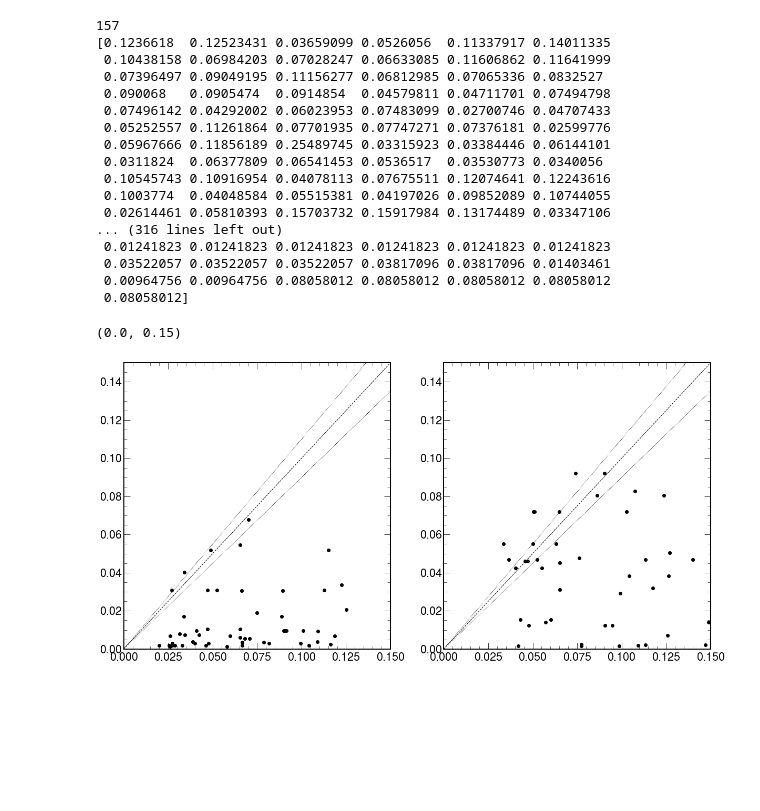
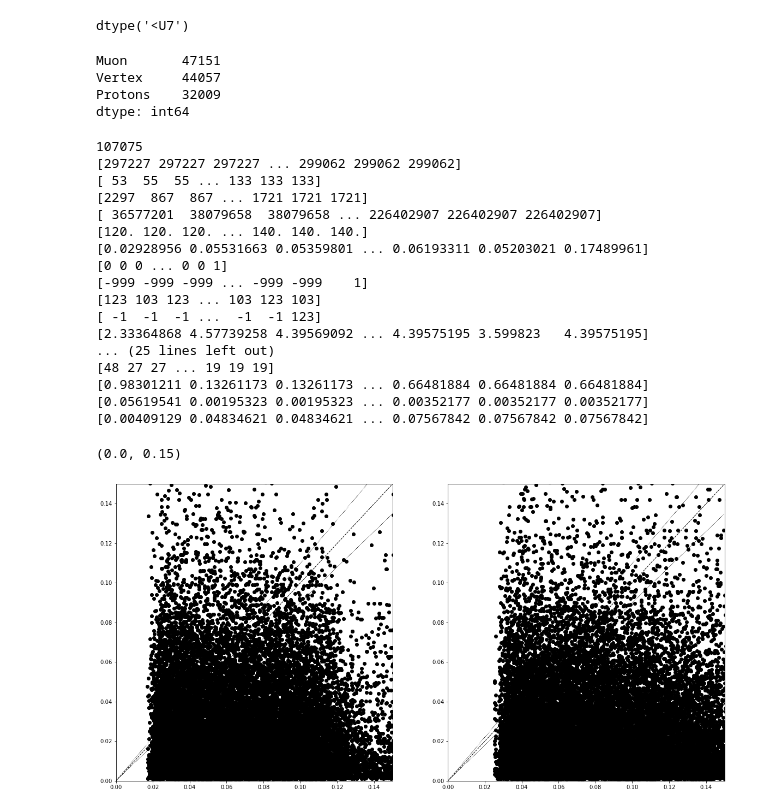
Before and after one commit to antoniovilela/pps-dilepton-analysis-notebook, a Jupyter notebook: Workspace.ipynb, the cells around one changed output. Saved outputs shown, nothing was run; the diff lists cells and outputs as text; code cells hidden in the pictures; blank space fills up the shorter version.

Commit message:
Updates of selection and proton table contents.

```diff
--- a/Workspace.ipynb
+++ b/Workspace.ipynb
@@ -9,4 +9,4 @@ import numba as nb
 import scipy.constants
 import h5py
 # %%
-plt.style.use(mplhep.style.CMS)
+#plt.style.use(mplhep.style.CMS)
@@ -221,6 +328,22 @@ for file_ in fileNames:
 # %%
 #help( protons_xi_list[0] )
+selections.dtype
+# %% [output]
+dtype('<U7')
+# %%
+df_counts = pd.Series( counts, index=selections )
+df_counts
+# %% [output]
+Muon       47151
+Vertex     44057
+Protons    32009
+dtype: int64
 # %%
+protons_Run_all             = np.array( np.concatenate( protons_Run_list ) )
+protons_LumiSection_all     = np.array( np.concatenate( protons_LumiSection_list ) )
+protons_BX_all              = np.array( np.concatenate( protons_BX_list ) )
+protons_EventNum_all        = np.array( np.concatenate( protons_EventNum_list ) )
+protons_CrossingAngle_all   = np.array( np.concatenate( protons_CrossingAngle_list ) )
 protons_xi_all              = np.array( np.concatenate( protons_xi_list ) )
 protons_ismultirp_all       = np.array( np.concatenate( protons_ismultirp_list ) )
 protons_arm_all             = np.array( np.concatenate( protons_arm_list ) )
@@ -230,65 +353,86 @@ protons_trackx1_all         = np.array( np.concatenate( protons_trackx1_list ) )
 protons_tracky1_all         = np.array( np.concatenate( protons_tracky1_list ) )
 protons_trackx2_all         = np.array( np.concatenate( protons_trackx2_list ) )
 protons_tracky2_all         = np.array( np.concatenate( protons_tracky2_list ) )
-protons_CrossingAngle_all   = np.array( np.concatenate( protons_CrossingAngle_list ) )
+protons_Muon0Pt_all         = np.array( np.concatenate( protons_Muon0Pt_list ) )
+protons_Muon0Eta_all        = np.array( np.concatenate( protons_Muon0Eta_list ) )
+protons_Muon0Phi_all        = np.array( np.concatenate( protons_Muon0Phi_list ) )
+protons_Muon0VtxZ_all       = np.array( np.concatenate( protons_Muon0VtxZ_list ) )
+protons_Muon1Pt_all         = np.array( np.concatenate( protons_Muon1Pt_list ) )
+protons_Muon1Eta_all        = np.array( np.concatenate( protons_Muon1Eta_list ) )
+protons_Muon1Phi_all        = np.array( np.concatenate( protons_Muon1Phi_list ) )
+protons_Muon1VtxZ_all       = np.array( np.concatenate( protons_Muon1VtxZ_list ) )
+protons_PrimVertexZ_all     = np.array( np.concatenate( protons_PrimVertexZ_list ) )
 protons_InvMass_all         = np.array( np.concatenate( protons_InvMass_list ) )
 protons_nExtraPfCandPV3_all = np.array( np.concatenate( protons_nExtraPfCandPV3_list ) )
 protons_Acopl_all           = np.array( np.concatenate( protons_Acopl_list ) )
 protons_XiMuMuPlus_all      = np.array( np.concatenate( protons_XiMuMuPlus_list ) )
 protons_XiMuMuMinus_all     = np.array( np.concatenate( protons_XiMuMuMinus_list ) )
 print ( len( protons_xi_all ) )
+print ( protons_Run_all )
+print ( protons_LumiSection_all )
+print ( protons_BX_all )
+print ( protons_EventNum_all )
+print ( protons_CrossingAngle_all )
 print ( protons_xi_all )
 print ( protons_ismultirp_all )
 print ( protons_arm_all )
 print ( protons_rpid1_all )
 print ( protons_rpid2_all )
 print ( protons_trackx1_all )
 print ( protons_tracky1_all )
 print ( protons_trackx2_all )
 print ( protons_tracky2_all )
-print ( protons_CrossingAngle_all )
+print ( protons_Muon0Pt_all )
+print ( protons_Muon0Eta_all )
+print ( protons_Muon0Phi_all )
+print ( protons_Muon0VtxZ_all )
+print ( protons_Muon1Pt_all )
+print ( protons_Muon1Eta_all )
+print ( protons_Muon1Phi_all )
+print ( protons_Muon1VtxZ_all )
+print ( protons_PrimVertexZ_all )
 print ( protons_InvMass_all )
 print ( protons_nExtraPfCandPV3_all )
 print ( protons_Acopl_all )
 print ( protons_XiMuMuPlus_all )
 print ( protons_XiMuMuMinus_all )
 
 msk_protons_1 = ( protons_ismultirp_all == 0 ) & ( protons_rpid1_all == 23)
 msk_protons_2 = ( protons_ismultirp_all == 0 ) & ( protons_rpid1_all == 123)
 
 fig, axes = plt.subplots( 1, 2, figsize=(20,10) )
 axes[0].plot( protons_xi_all[ msk_protons_1 ], protons_XiMuMuPlus_all[ msk_protons_1 ], 'ko' )
 axes[0].plot( (0.,0.15), (0.,0.15), 'k--', linewidth=1 )
 axes[0].plot( (0.,0.15), (0.,0.90*0.15), 'k:', linewidth=1 )
 axes[0].plot( (0.,0.15), (0.,1.10*0.15), 'k:', linewidth=1 )
 axes[0].set_xlim(0.,0.15)
 axes[0].set_ylim(0.,0.15)
 axes[1].plot( protons_xi_all[ msk_protons_2 ], protons_XiMuMuMinus_all[ msk_protons_2 ], 'ko' )
 axes[1].plot( (0.,0.15), (0.,0.15), 'k--', linewidth=1 )
 axes[1].plot( (0.,0.15), (0.,0.90*0.15), 'k:', linewidth=1 )
 axes[1].plot( (0.,0.15), (0.,1.10*0.15), 'k:', linewidth=1 )
 axes[1].set_xlim(0.,0.15)
 axes[1].set_ylim(0.,0.15)
 # %% [output]
-157
-[0.1236618  0.12523431 0.03659099 0.0526056  0.11337917 0.14011335
- 0.10438158 0.06984203 0.07028247 0.06633085 0.11606862 0.11641999
- 0.07396497 0.09049195 0.11156277 0.06812985 0.07065336 0.0832527
- 0.090068   0.0905474  0.0914854  0.04579811 0.04711701 0.07494798
- 0.07496142 0.04292002 0.06023953 0.07483099 0.02700746 0.04707433
- 0.05252557 0.11261864 0.07701935 0.07747271 0.07376181 0.02599776
- 0.05967666 0.11856189 0.25489745 0.03315923 0.03384446 0.06144101
- 0.0311824  0.06377809 0.06541453 0.0536517  0.03530773 0.0340056
- 0.10545743 0.10916954 0.04078113 0.07675511 0.12074641 0.12243616
- 0.1003774  0.04048584 0.05515381 0.04197026 0.09852089 0.10744055
- 0.02614461 0.05810393 0.15703732 0.15917984 0.13174489 0.03347106
-... (316 lines left out)
- 0.01241823 0.01241823 0.01241823 0.01241823 0.01241823 0.01241823
- 0.03522057 0.03522057 0.03522057 0.03817096 0.03817096 0.01403461
- 0.00964756 0.00964756 0.08058012 0.08058012 0.08058012 0.08058012
- 0.08058012]
+107075
+[297227 297227 297227 ... 299062 299062 299062]
+[ 53  55  55 ... 133 133 133]
+[2297  867  867 ... 1721 1721 1721]
+[ 36577201  38079658  38079658 ... 226402907 226402907 226402907]
+[120. 120. 120. ... 140. 140. 140.]
+[0.02928956 0.05531663 0.05359801 ... 0.06193311 0.05203021 0.17489961]
+[0 0 0 ... 0 0 1]
+[-999 -999 -999 ... -999 -999    1]
+[123 103 123 ... 103 123 103]
+[ -1  -1  -1 ...  -1  -1 123]
+[2.33364868 4.57739258 4.39569092 ... 4.39575195 3.599823   4.39575195]
+... (25 lines left out)
+[48 27 27 ... 19 19 19]
+[0.98301211 0.13261173 0.13261173 ... 0.66481884 0.66481884 0.66481884]
+[0.05619541 0.00195323 0.00195323 ... 0.00352177 0.00352177 0.00352177]
+[0.00409129 0.04834621 0.04834621 ... 0.07567842 0.07567842 0.07567842]
 (0.0, 0.15)
-[figure, old version]
+[figure, new version]
 # %%
 msk_protons_multirp_1 = ( protons_ismultirp_all == 1 ) & ( protons_arm_all == 0)
 msk_protons_multirp_2 = ( protons_ismultirp_all == 1 ) & ( protons_arm_all == 1)
```
Also changed, not shown: parts of 11 cells of this notebook, 10 other files.
